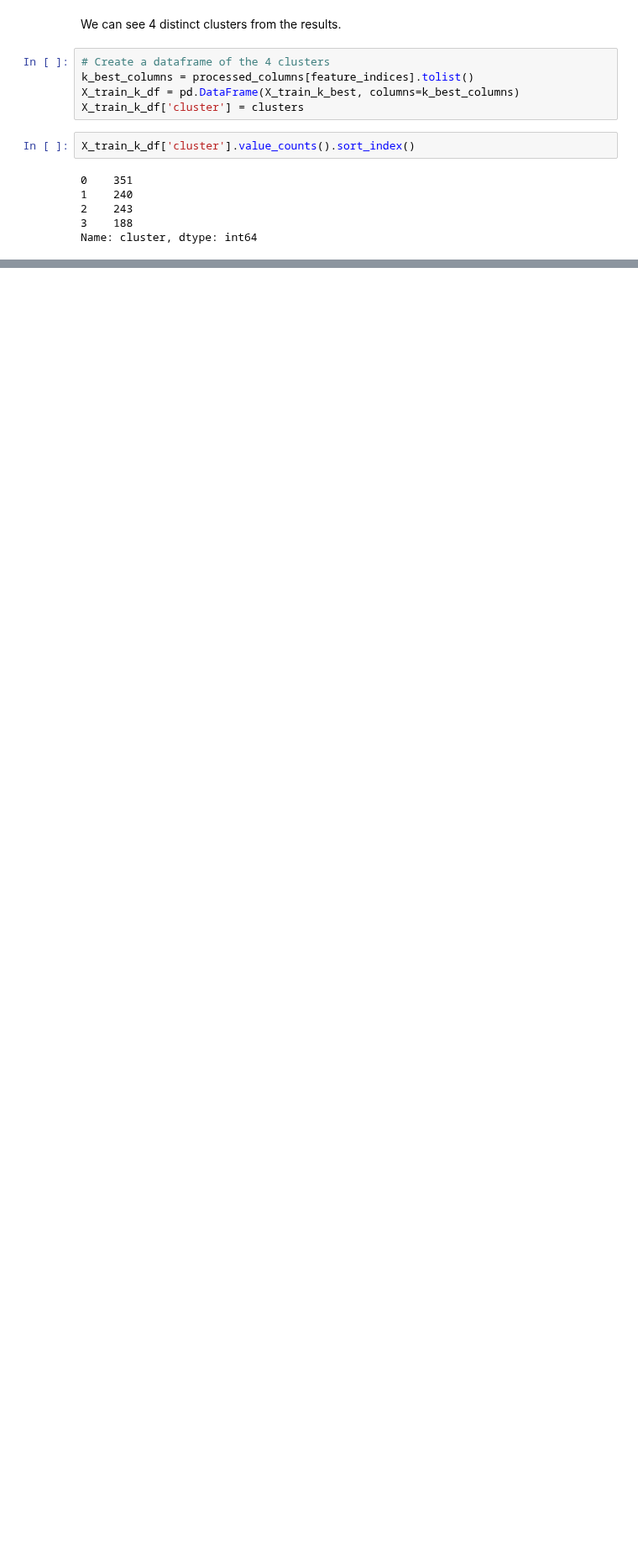
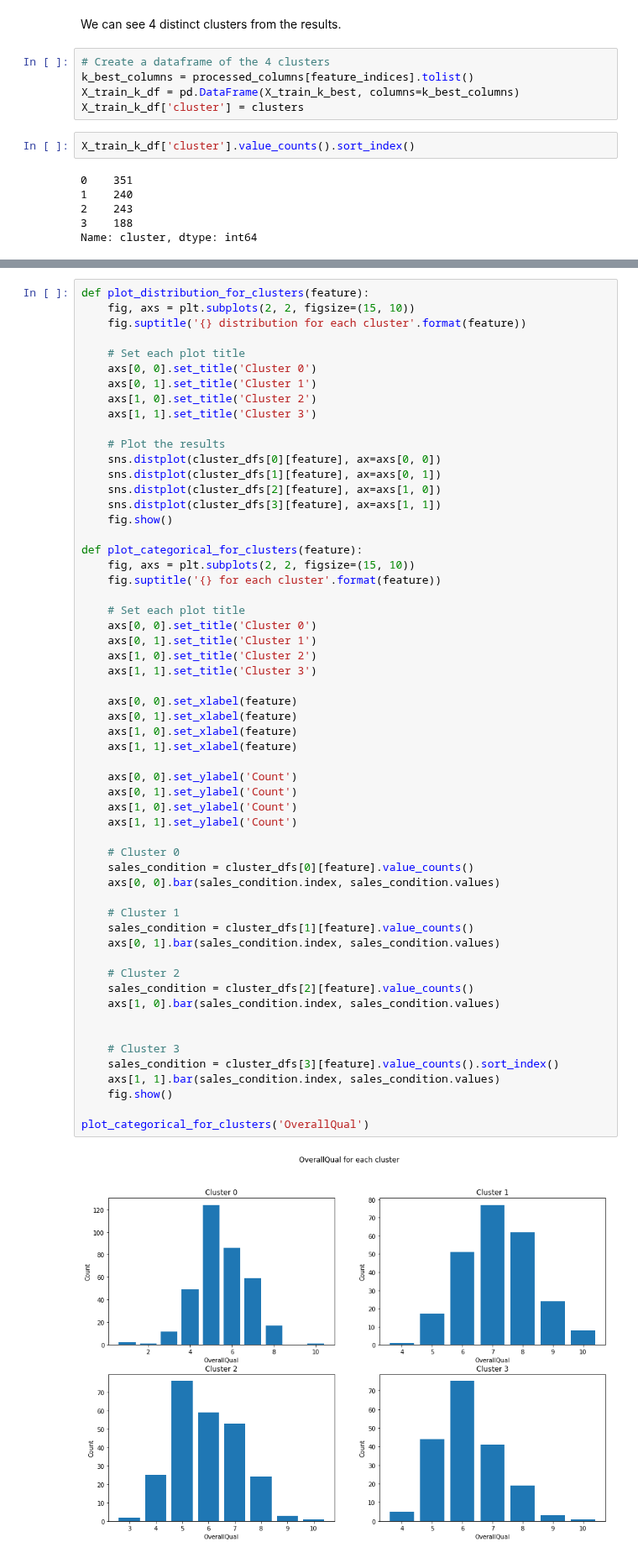
Before and after one commit to Ryan95Z/ml-house-prices, a Jupyter notebook: notebooks/1. ML House Prices - Creating a training dataset.ipynb, the cells around one changed output, grey strips where cells are left out. Shown at 84% size. Saved outputs shown, nothing was run; the diff lists cells and outputs as text; blank space fills up the shorter version.

```diff
--- a/notebooks/1. ML House Prices - Creating a training dataset.ipynb
+++ b/notebooks/1. ML House Prices - Creating a training dataset.ipynb
@@ -498,0 +591,59 @@ X_train_clusters_df.groupby('cluster')
+# %%
+def plot_distribution_for_clusters(feature):
+    fig, axs = plt.subplots(2, 2, figsize=(15, 10))
+    fig.suptitle('{} distribution for each cluster'.format(feature))
+
+    # Set each plot title
+    axs[0, 0].set_title('Cluster 0')
+    axs[0, 1].set_title('Cluster 1')
+    axs[1, 0].set_title('Cluster 2')
+    axs[1, 1].set_title('Cluster 3')
+
+    # Plot the results
+    sns.distplot(cluster_dfs[0][feature], ax=axs[0, 0])
+    sns.distplot(cluster_dfs[1][feature], ax=axs[0, 1])
+    sns.distplot(cluster_dfs[2][feature], ax=axs[1, 0])
+    sns.distplot(cluster_dfs[3][feature], ax=axs[1, 1])
+    fig.show()
+
+def plot_categorical_for_clusters(feature):
+    fig, axs = plt.subplots(2, 2, figsize=(15, 10))
+    fig.suptitle('{} for each cluster'.format(feature))
+
+    # Set each plot title
+    axs[0, 0].set_title('Cluster 0')
+    axs[0, 1].set_title('Cluster 1')
+    axs[1, 0].set_title('Cluster 2')
+    axs[1, 1].set_title('Cluster 3')
+
+    axs[0, 0].set_xlabel(feature)
+    axs[0, 1].set_xlabel(feature)
+    axs[1, 0].set_xlabel(feature)
+    axs[1, 1].set_xlabel(feature)
+
+    axs[0, 0].set_ylabel('Count')
+    axs[0, 1].set_ylabel('Count')
+    axs[1, 0].set_ylabel('Count')
+    axs[1, 1].set_ylabel('Count')
+
+    # Cluster 0
+    sales_condition = cluster_dfs[0][feature].value_counts()
+    axs[0, 0].bar(sales_condition.index, sales_condition.values)
+
+    # Cluster 1
+    sales_condition = cluster_dfs[1][feature].value_counts()
+    axs[0, 1].bar(sales_condition.index, sales_condition.values)
+
+    # Cluster 2
+    sales_condition = cluster_dfs[2][feature].value_counts()
+    axs[1, 0].bar(sales_condition.index, sales_condition.values)
+
+
+    # Cluster 3
+    sales_condition = cluster_dfs[3][feature].value_counts().sort_index()
+    axs[1, 1].bar(sales_condition.index, sales_condition.values)
+    fig.show()
+
+plot_categorical_for_clusters('OverallQual')
+# %% [output]
+[figure, added]
```
Also changed, not shown: parts of 24 cells of this notebook.
